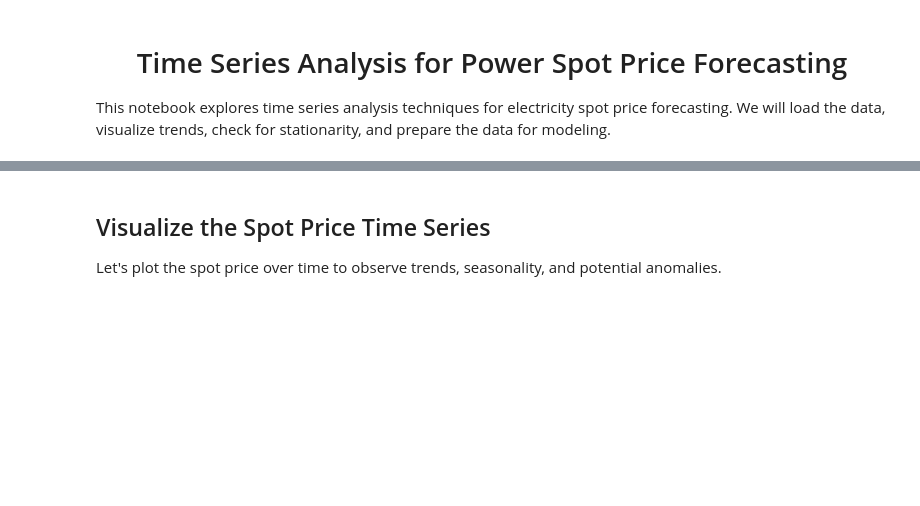
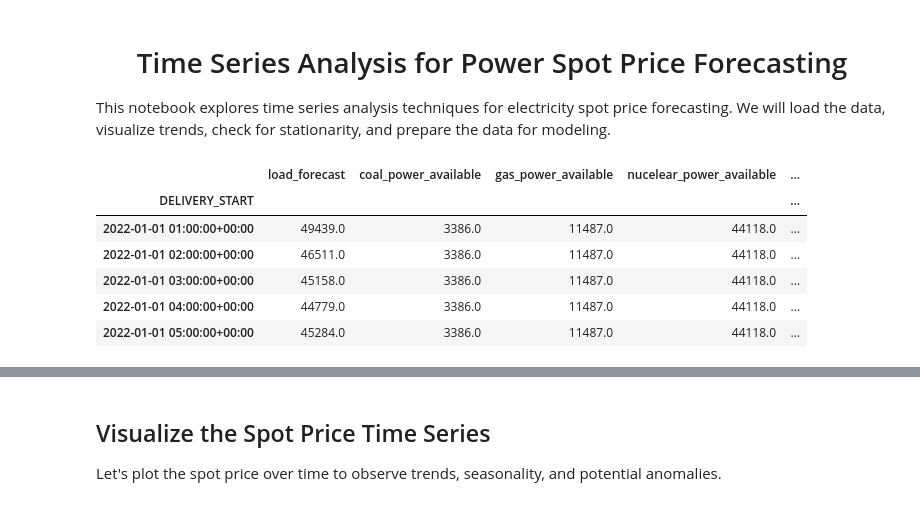
Before and after one commit to ArmandVincent/Power_Spot_Price_Forecasting, a Jupyter notebook: src/04_times_series.ipynb, the cells around one changed output, grey strips where cells are left out. Saved outputs shown, nothing was run; the diff lists cells and outputs as text; code cells hidden in the pictures; blank space fills up the shorter version.

```diff
--- a/src/04_times_series.ipynb
+++ b/src/04_times_series.ipynb
@@ -15,0 +18,10 @@ y_train = pd.read_csv(r"C:\Users\arman\Desktop\Power_Spot_Price_Forecasting\data
+# %%
+X_train.head()
+# %% [output]
+|  | load_forecast | coal_power_available | gas_power_available | nucelear_power_available | ... |
+| DELIVERY_START |  |  |  |  | ... |
+| 2022-01-01 01:00:00+00:00 | 49439.0 | 3386.0 | 11487.0 | 44118.0 | ... |
+| 2022-01-01 02:00:00+00:00 | 46511.0 | 3386.0 | 11487.0 | 44118.0 | ... |
+| 2022-01-01 03:00:00+00:00 | 45158.0 | 3386.0 | 11487.0 | 44118.0 | ... |
+| 2022-01-01 04:00:00+00:00 | 44779.0 | 3386.0 | 11487.0 | 44118.0 | ... |
+| 2022-01-01 05:00:00+00:00 | 45284.0 | 3386.0 | 11487.0 | 44118.0 | ... |
```
Also changed, not shown: parts of 12 cells of this notebook, 6 other files.
